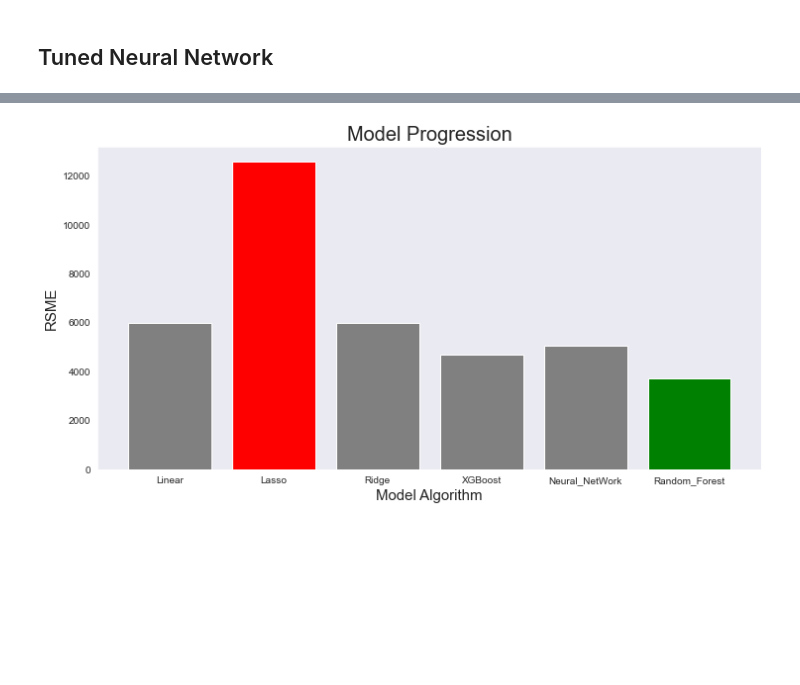
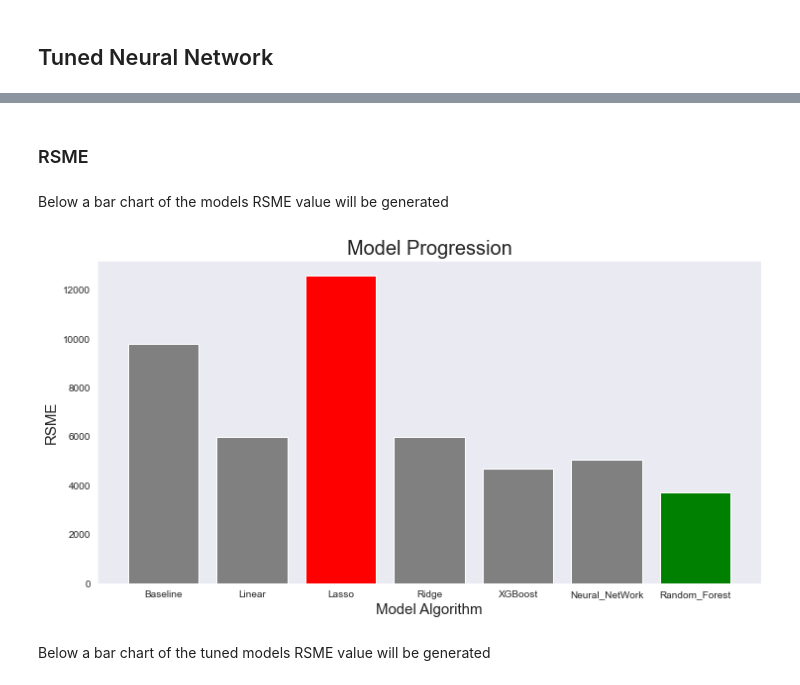
Before and after one commit to RogerPineda13/Car_Pricing_Calculator_App, a Jupyter notebook: Modeling_Notebook.ipynb, the cells around one changed output, grey strips where cells are left out. Saved outputs shown, nothing was run; the diff lists cells and outputs as text; code cells hidden in the pictures; blank space fills up the shorter version.

```diff
--- a/Modeling_Notebook.ipynb
+++ b/Modeling_Notebook.ipynb
@@ -80,9 +87,9 @@ X_train_s, X_test_s, y_train_s, y_test_s = train_test_split(X_simple, y_simple,
 # Modeling
 SimpleSimpleLinearRegression = LinearRegression() #Saving the linear regression model within the variable
 SimpleSimpleLinearRegression.fit(X_train_s, y_train_s)  #fitting the model onto the training data
-print(SimpleSimpleLinearRegression.score(X_train_s, y_train_s)) #printing out the R-squared on the training data
+print(f'The R Squared Value of the Training Set is {SimpleSimpleLinearRegression.score(X_train_s, y_train_s)}') #printing out the R-squared on the training data
 
-print(SimpleSimpleLinearRegression.score(X_test_s, y_test_s)) #printing out the R-squared
+print(f'The R Squared Value of the Testing Set is {SimpleSimpleLinearRegression.score(X_test_s, y_test_s)}') #printing out the R-squared
 
 # Predicting the price using the model
 y_hat_train_s = np.exp(SimpleSimpleLinearRegression.predict(X_train_s))
@@ -94,13 +101,13 @@ y_hat_test_s = np.exp(SimpleSimpleLinearRegression.predict(X_test_s))
 
 # Saving the mean squared error within these variables, need to use np.exp to unlog the prediction since the target was
 # logged
-train_mse_s = mean_squared_error(np.exp(y_train_s), y_hat_train_s)
-test_mse_s = mean_squared_error(np.exp(y_test_s), y_hat_test_s)
+train_mse_ss = mean_squared_error(np.exp(y_train_s), y_hat_train_s)
+test_mse_ss = mean_squared_error(np.exp(y_test_s), y_hat_test_s)
 # Getting the rsme
-test_rmse_s = np.sqrt(test_mse_s)
+test_rmse_ss = np.sqrt(test_mse_ss)
 
 # printing values
-print('Train Mean Squarred Error:', train_mse_s)
-print('Test Mean Squarred Error:', test_mse_s)
-print('Test RMSE: ', test_rmse_s)
+print('Train Mean Squarred Error:', train_mse_ss)
+print('Test Mean Squarred Error:', test_mse_ss)
+print('Test RMSE: ', test_rmse_ss)
 # %% [output]
@@ -786,14 +799,23 @@ plt.ylabel('Test R^2', size=15);
+# %% [markdown]
+### RSME
+# %% [markdown]
+Below a bar chart of the models RSME value will be generated
 # %%
-rsme = pd.DataFrame(index=['Linear', 'Lasso', 'Ridge', 'XGBoost', 'Neural_NetWork', 'Random_Forest'], columns=['RSME'])
-rsme['RSME'] = [test_rmse_s, test_rmse_sl,test_rmse_sr,test_rmseXG,test_rmse_nn,test_rmseRF]
+# Making a dataframe with the name sof the models
+rsme = pd.DataFrame(index=['Baseline','Linear', 'Lasso', 'Ridge', 'XGBoost', 'Neural_NetWork', 'Random_Forest'], columns=['RSME'])
+# Saving in the RSME of the models into the datafram
+rsme['RSME'] = [test_rmse_ss, test_rmse_s, test_rmse_sl,test_rmse_sr,test_rmseXG,test_rmse_nn,test_rmseRF]
 # %%
+# ploting the bar chart
 rsmev, ax = plt.subplots(figsize=(12,6))
 sns.set_style("dark")
 
-ax.bar(rsme.index, rsme['RSME'], color=["grey", "red", "grey", "grey", "grey",'green'])
+ax.bar(rsme.index, rsme['RSME'], color=["grey","grey", "red", "grey", "grey", "grey",'green'])
 plt.title('Model Progression', size=20)
 plt.xlabel('Model Algorithm', size=15)
 plt.ylabel('RSME', size=15);
 # %% [output]
-[figure, old version]
+[figure, new version]
+# %% [markdown]
+Below a bar chart of the tuned models RSME value will be generated
 # %%
```
Also changed, not shown: parts of 38 cells of this notebook.
